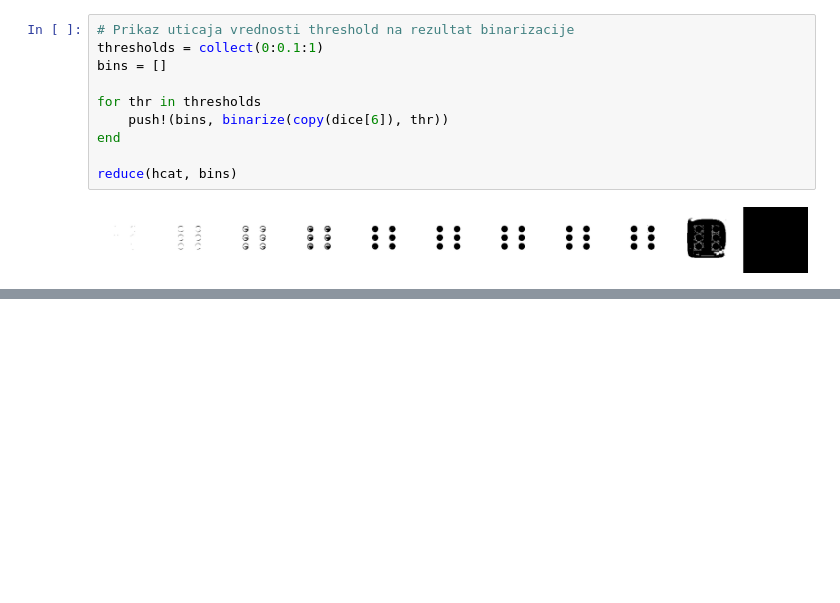
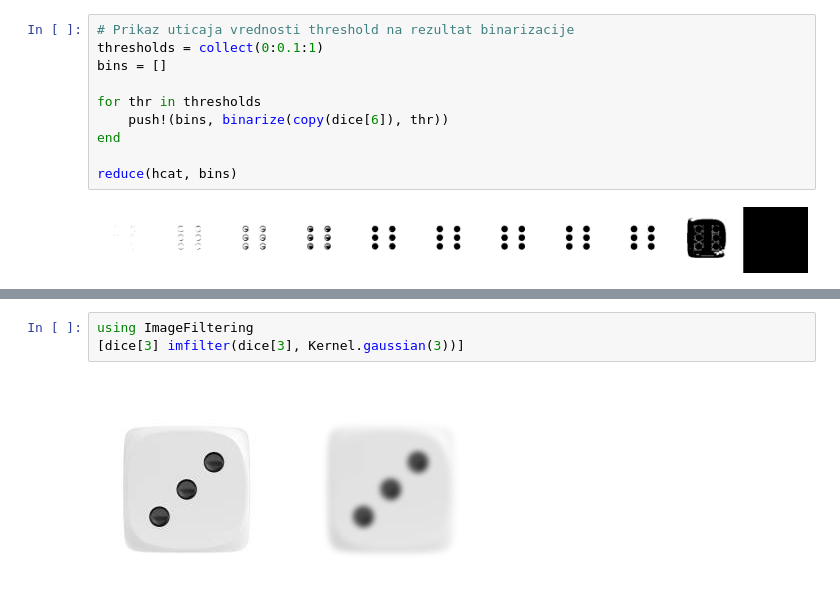
Before and after one commit to janicijevic/prmJulia, a Jupyter notebook: kockice.ipynb, the cells around one changed output, grey strips where cells are left out. Cells and saved outputs as stored; diff of their text form; blank space fills up the shorter version.

```diff
--- a/kockice.ipynb
+++ b/kockice.ipynb
@@ -119,0 +168,5 @@ Die predicted: 4
+# %%
+using ImageFiltering
+[dice[3] imfilter(dice[3], Kernel.gaussian(3))]
+# %% [output]
+[figure, added]
```
Also changed, not shown: parts of 20 cells of this notebook, 3 other files.
